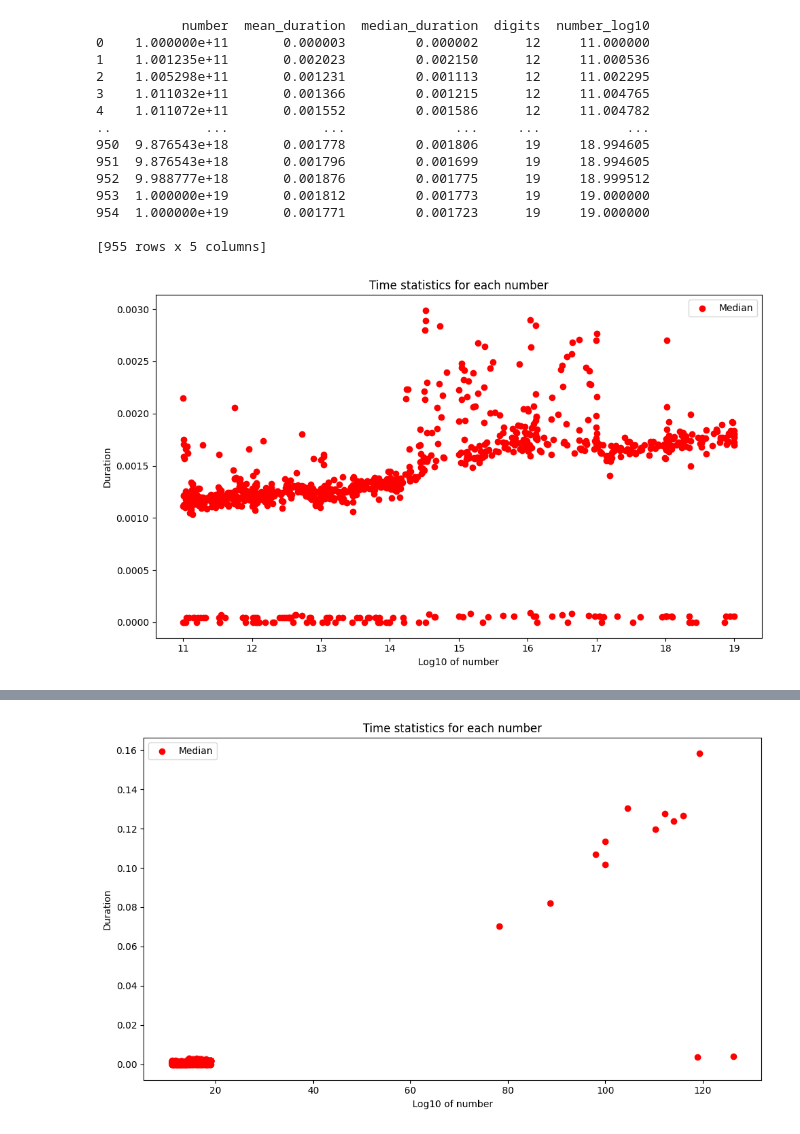
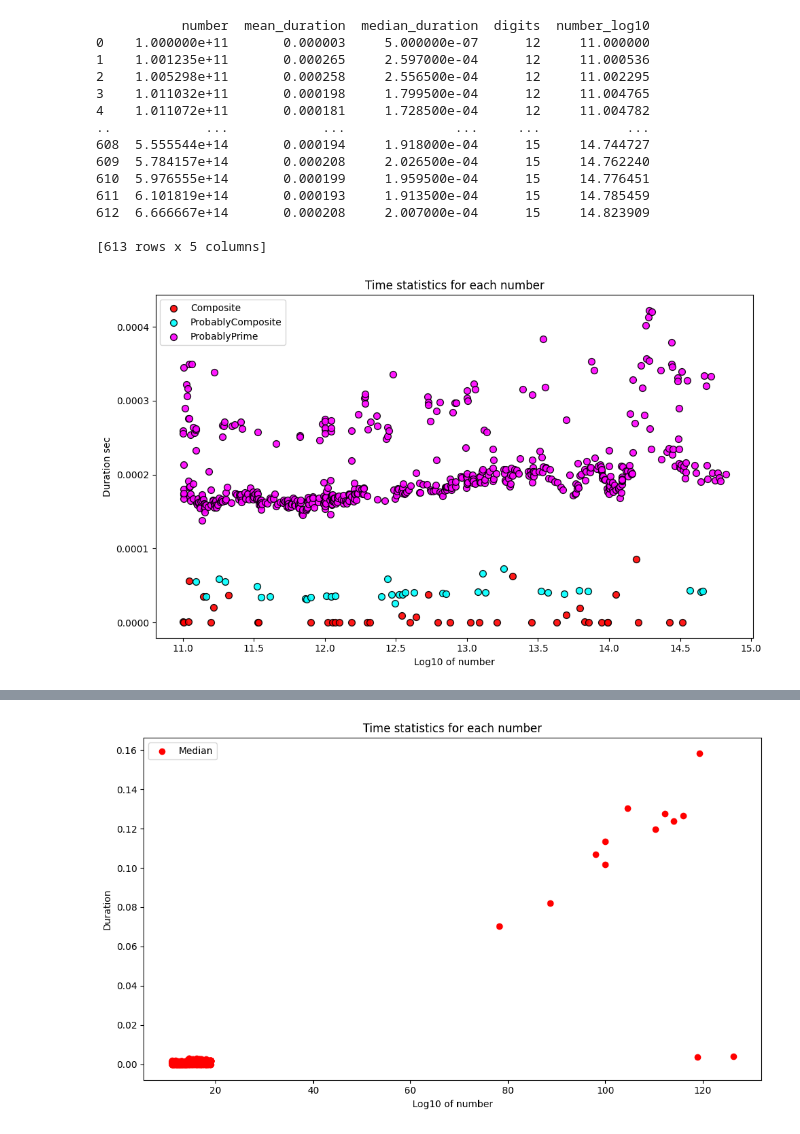
Before and after one commit to Arserebryakova/Large_Prime_Numbers, a Jupyter notebook: visualization/miller-rabin.ipynb, the cells around one changed output, grey strips where cells are left out. Cells and saved outputs as stored; diff of their text form; code cells hidden in the pictures.

```diff
--- a/visualization/miller-rabin.ipynb
+++ b/visualization/miller-rabin.ipynb
@@ -2,7 +2,7 @@
 import pandas as pd
 import math
 # Исходные данные CSV
-data = pd.read_csv("../large_prime_numbers/test_results/Miller-Rabin_summary.csv")
+data = pd.read_csv("../large_prime_numbers/test_results/Miller-Rabin_21-04-2025 18-01-19.csv")
 
 # Группировка по 'number' и вычисление статистик:
 stats = data.groupby('number')['duration'].agg(
@@ -18,48 +18,81 @@ stats['number_log10'] = stats['number'].apply(lambda x: math.log10(x))
 print(stats)
 # %% [output]
            number  mean_duration  median_duration  digits  number_log10
-0    1.000000e+11       0.000003         0.000002      12     11.000000
-1    1.001235e+11       0.002023         0.002150      12     11.000536
-2    1.005298e+11       0.001231         0.001113      12     11.002295
-3    1.011032e+11       0.001366         0.001215      12     11.004765
-4    1.011072e+11       0.001552         0.001586      12     11.004782
+0    1.000000e+11       0.000003     5.000000e-07      12     11.000000
+1    1.001235e+11       0.000265     2.597000e-04      12     11.000536
+2    1.005298e+11       0.000258     2.556500e-04      12     11.002295
+3    1.011032e+11       0.000198     1.799500e-04      12     11.004765
+4    1.011072e+11       0.000181     1.728500e-04      12     11.004782
 ..            ...            ...              ...     ...           ...
-950  9.876543e+18       0.001778         0.001806      19     18.994605
-951  9.876543e+18       0.001796         0.001699      19     18.994605
-952  9.988777e+18       0.001876         0.001775      19     18.999512
-953  1.000000e+19       0.001812         0.001773      19     19.000000
-954  1.000000e+19       0.001771         0.001723      19     19.000000
+608  5.555544e+14       0.000194     1.918000e-04      15     14.744727
+609  5.784157e+14       0.000208     2.026500e-04      15     14.762240
+610  5.976555e+14       0.000199     1.959500e-04      15     14.776451
+611  6.101819e+14       0.000193     1.913500e-04      15     14.785459
+612  6.666667e+14       0.000208     2.007000e-04      15     14.823909
 
-[955 rows x 5 columns]
+[613 rows x 5 columns]
 # %%
 import matplotlib.pyplot as plt
+import matplotlib as mpl
+
+# Сбрасываем все пользовательские стили к дефолтным
+mpl.rcParams.update(mpl.rcParamsDefault)
+
+# Гарантируем белый фон для всех фигур и осей
+mpl.rcParams['figure.facecolor'] = 'white'
+mpl.rcParams['axes.facecolor']   = 'white'
+mpl.rcParams['savefig.facecolor'] = 'white'
 # Настроим позиции по оси X для каждого уникального числа
 x_pos = range(len(stats))
 
-# Создадим фигуру и ось
-fig, ax = plt.subplots(figsize=(10, 6))
+# Группируем по number, считаем mean/median и берём статус первой попытки
+stats = data.groupby('number').agg(
+    mean_duration   = ('duration', 'mean'),
+    median_duration = ('duration', 'median'),
+    status          = ('status', 'first')
+).reset_index()
 
-# Рассчитаем асимметричные "ошибки" для средних значений:
-# Н
+# Приводим number к числу, чтобы получить логарифм и длину
+stats['number']       = stats['number'].astype(float)
+stats['digits']       = stats['number'].apply(lambda x: len(str(int(x))))
+stats['number_log10'] = stats['number'].apply(lambda x: math.log10(x))
+# Задаём цвета для каждого статуса
+color_map = {
+    'Composite':        'red',
+    'Prime':            'lime',
+    'ProbablyComposite':'cyan',
+    'ProbablyPrime':    'magenta',
+    'NoFactorFound':    'gold'
+}
 
-# Построим график средних значений с "errorbar" для перцентилей
-#ax.errorbar(x_pos, stats['mean_duration'], fmt='o', capsize=5, label='Среднее (с 25% и 75% квантилями)')
+# Создадим фигуру с белым фоном
+fig, ax = plt.subplots(figsize=(10, 6), facecolor='white')
+ax.set_facecolor('white')
 
-# Отобразим медианные значения отдельными точками
-ax.scatter(stats['number_log10'], stats['median_duration'], color='red', zorder=5, label='Median')
+# Рисуем медианные точки, раскрашенные по статусам
+for st, group in stats.groupby('status'):
+    ax.scatter(
+        group['number_log10'],
+        group['median_duration'],
+        label=st,
+        color=color_map.get(st, 'black'),
+        alpha=0.9,
+        edgecolor='k',
+        s=50
+    )
 
 # Оформление оси X
 #ax.set_xticks(x_pos)
 #ax.set_xticklabels(stats['number'], rotation=45, ha='right')
 ax.set_xlabel('Log10 of number')
-ax.set_ylabel('Duration')
+ax.set_ylabel('Duration sec')
 ax.set_title('Time statistics for each number')
 ax.legend()
 plt.tight_layout()
 
 plt.show()
 # %% [output]
-[figure, old version]
+[figure, new version]
 # %%
 import pandas as pd
 import math
```
Also changed, not shown: 8 other files.
